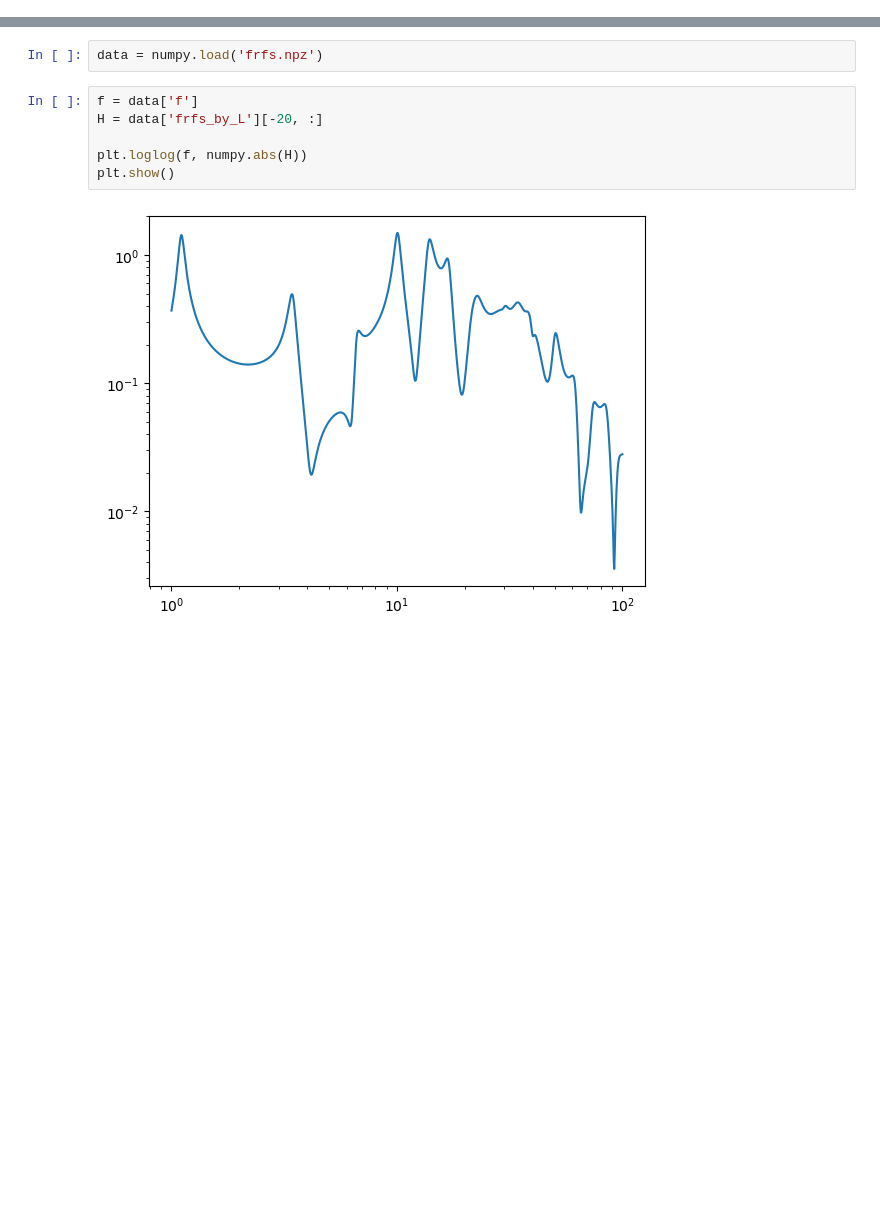
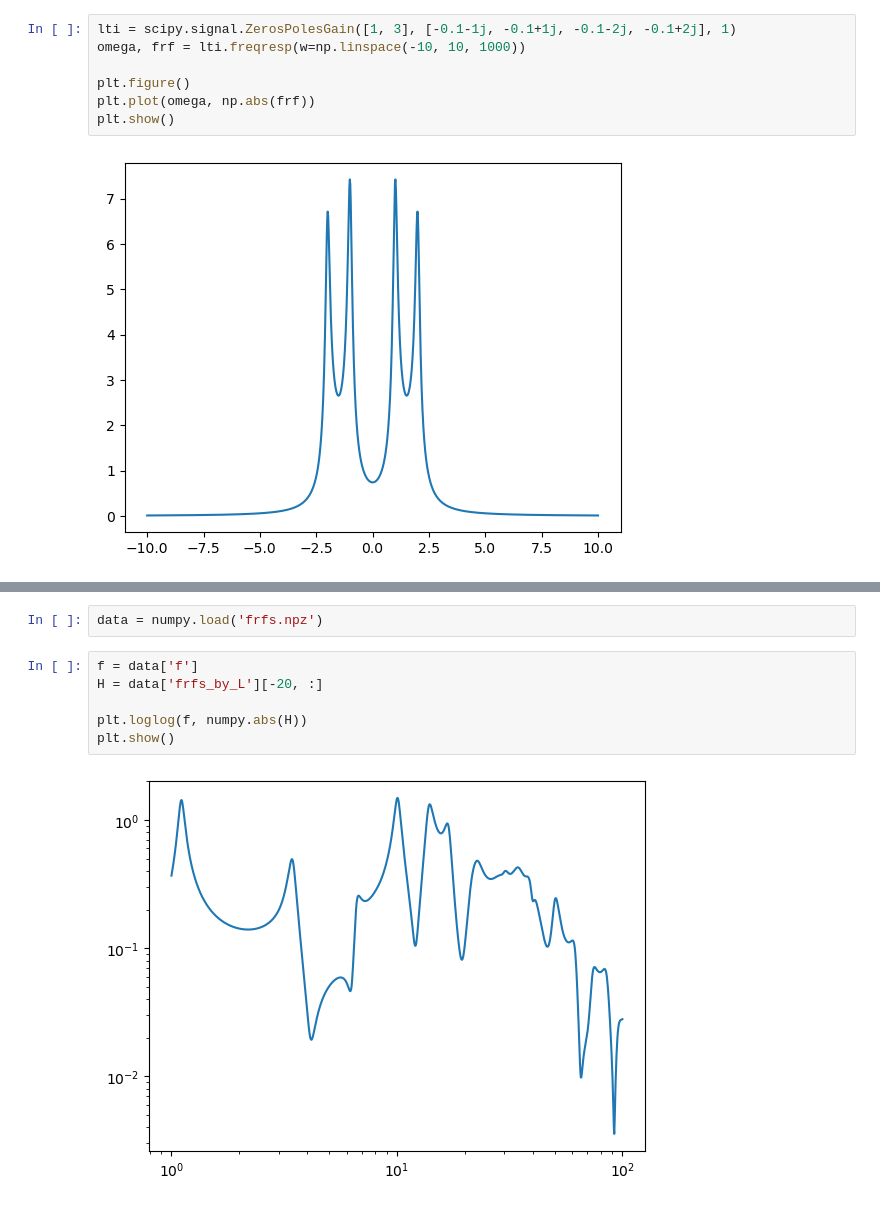
Before and after one commit to brianjpetersen/aaakit, a Jupyter notebook: explore.ipynb, the cells around one changed output, grey strips where cells are left out. Saved outputs shown, nothing was run; the diff lists cells and outputs as text; blank space fills up the shorter version.

```diff
--- a/explore.ipynb
+++ b/explore.ipynb
@@ -3,0 +116,9 @@ import matplotlib.pyplot as plt
+# %%
+lti = scipy.signal.ZerosPolesGain([1, 3], [-0.1-1j, -0.1+1j, -0.1-2j, -0.1+2j], 1)
+omega, frf = lti.freqresp(w=np.linspace(-10, 10, 1000))
+
+plt.figure()
+plt.plot(omega, np.abs(frf))
+plt.show()
+# %% [output]
+[figure, added]
```
Also changed, not shown: parts of 11 cells of this notebook.
